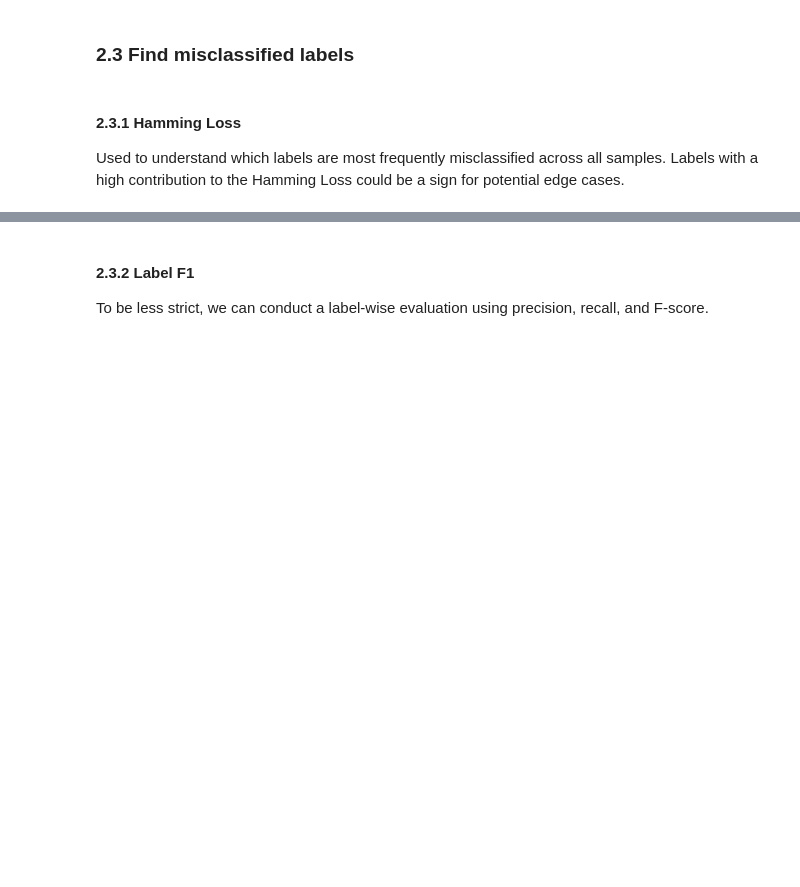
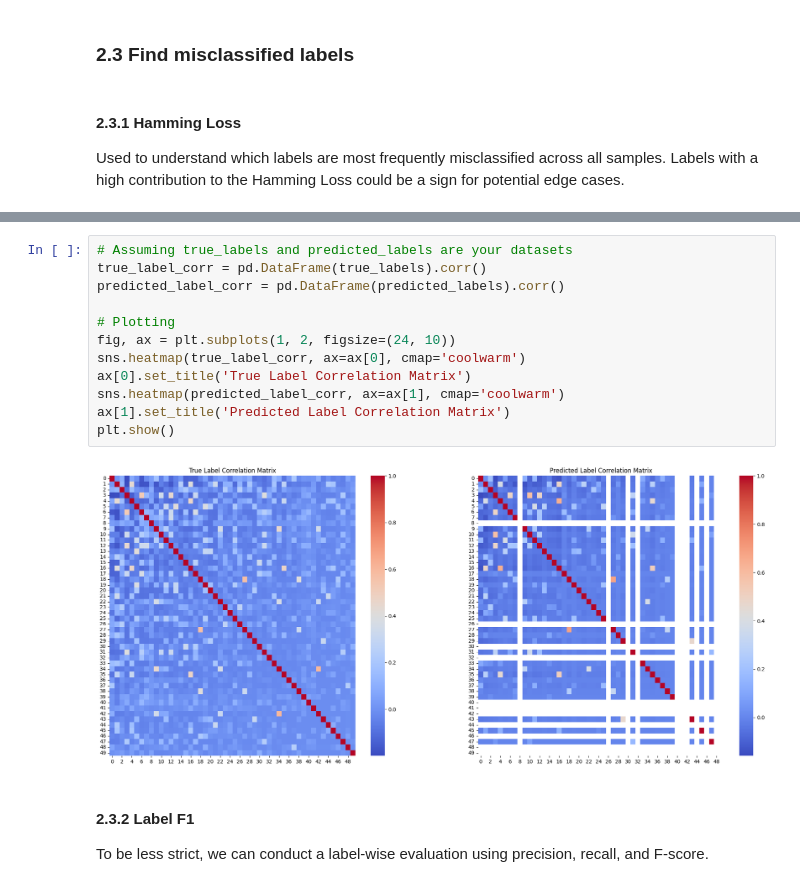
Before and after one commit to syeon0928/tagging-music-sequences, a Jupyter notebook: notebooks/evaluation.ipynb, the cells around one changed output, grey strips where cells are left out. Cells and saved outputs as stored; diff of their text form; blank space fills up the shorter version.

Commit message:
Added confusion matrix

```diff
--- a/notebooks/evaluation.ipynb
+++ b/notebooks/evaluation.ipynb
@@ -503,3 +507,17 @@ Indices of labels with high hamming loss:
+# %%
+# Assuming true_labels and predicted_labels are your datasets
+true_label_corr = pd.DataFrame(true_labels).corr()
+predicted_label_corr = pd.DataFrame(predicted_labels).corr()
+
+# Plotting
+fig, ax = plt.subplots(1, 2, figsize=(24, 10))
+sns.heatmap(true_label_corr, ax=ax[0], cmap='coolwarm')
+ax[0].set_title('True Label Correlation Matrix')
+sns.heatmap(predicted_label_corr, ax=ax[1], cmap='coolwarm')
+ax[1].set_title('Predicted Label Correlation Matrix')
+plt.show()
+# %% [output]
+[figure, added]
 # %% [markdown]
 #### 2.3.2 Label F1
 To be less strict, we can conduct a label-wise evaluation using precision, recall, and F-score.
```
Also changed, not shown: parts of 6 cells of this notebook.
